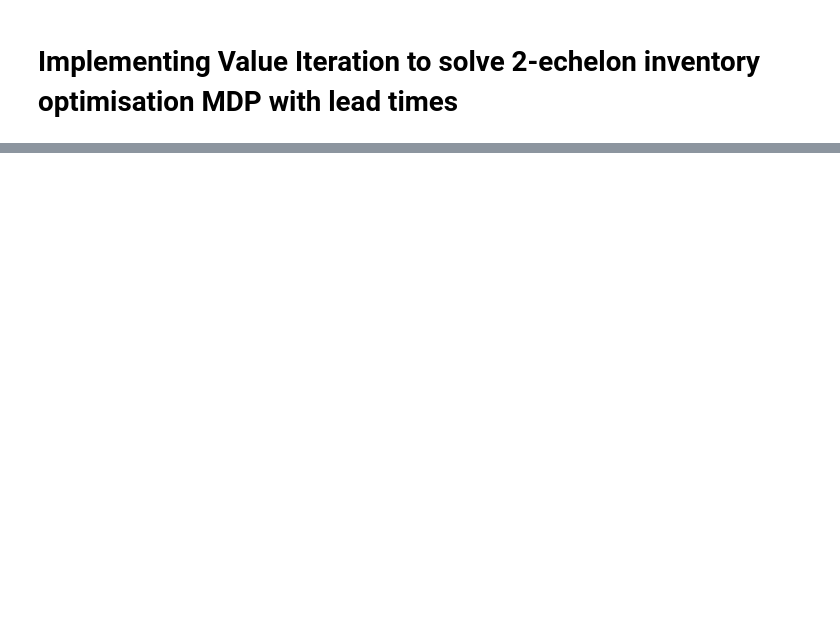
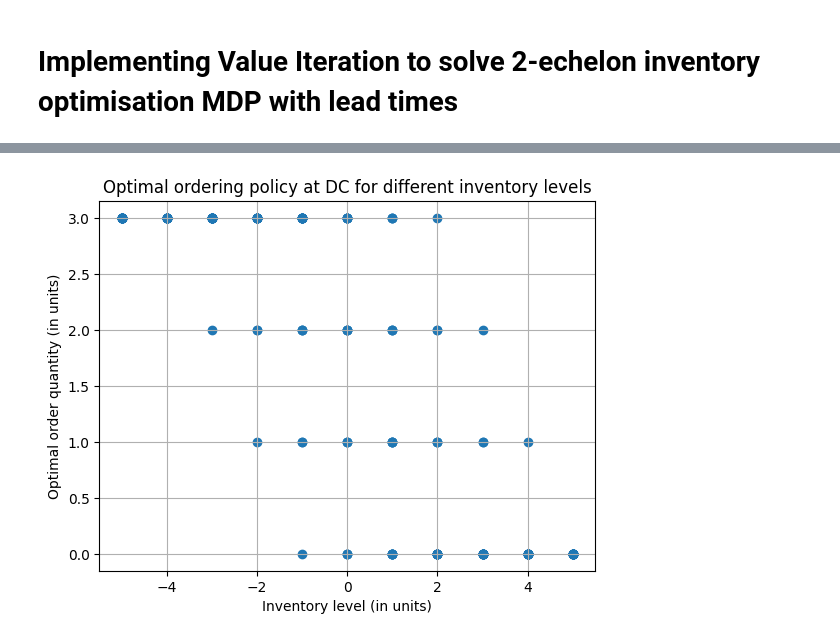
Before and after one commit to turtlesoul25/STOR-i_IM_PhDResearchProposal, a Jupyter notebook: SolveMDP.ipynb, the cells around one changed output, grey strips where cells are left out. Cells and saved outputs as stored; diff of their text form; code cells hidden in the pictures; blank space fills up the shorter version.

```diff
--- a/SolveMDP.ipynb
+++ b/SolveMDP.ipynb
@@ -97,0 +221,12 @@ plt.show()
+# %%
+sorted_policy = sorted(lead_optimal_policy.items(), key=lambda item: item[0][0])
+inv_levels = [k[0] for k, v in sorted_policy]
+opt_order_quantity = [v for k, v in sorted_policy]
+plt.scatter(inv_levels, opt_order_quantity)
+plt.title("Optimal ordering policy at DC for different inventory levels")
+plt.xlabel("Inventory level (in units)")
+plt.ylabel("Optimal order quantity (in units)")
+plt.grid()
+plt.show()
+# %% [output]
+[figure, added]
```
Also changed, not shown: parts of 14 cells of this notebook.
